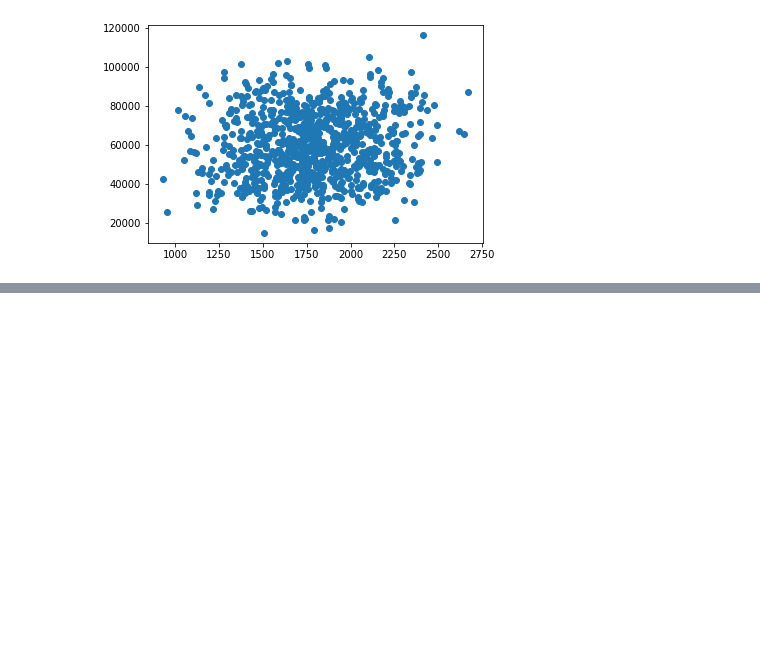
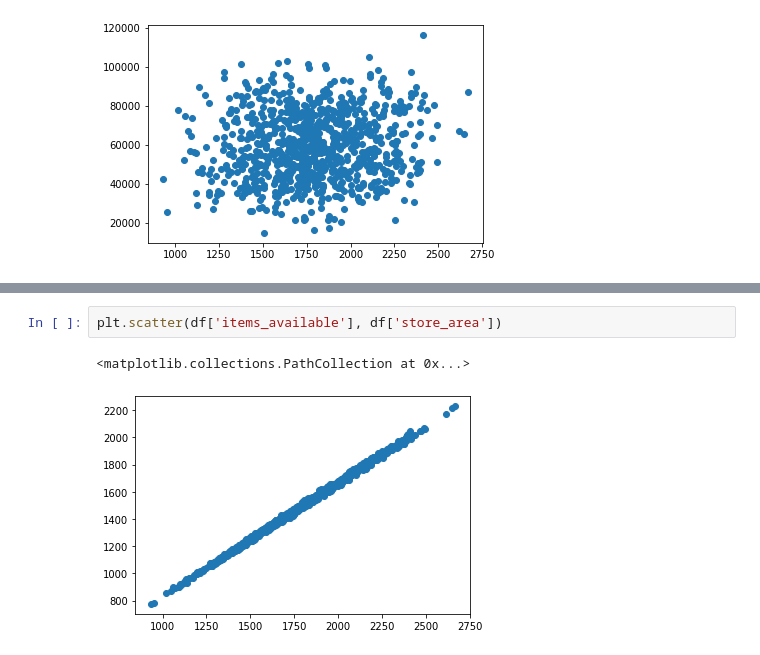
Before and after one commit to nandan-06/Store-sales, a Jupyter notebook: storeSales.ipynb, the cells around one changed output, grey strips where cells are left out. Drawn from its saved outputs; the diff is of its cells as text; blank space fills up the shorter version.

```diff
--- a/storeSales.ipynb
+++ b/storeSales.ipynb
@@ -83,0 +108,5 @@ plt.scatter(df['items_available'], df['store_sales'])
+# %%
+plt.scatter(df['items_available'], df['store_area'])
+# %% [output]
+<matplotlib.collections.PathCollection at 0x...>
+[figure, added]
```
Also changed, not shown: parts of 2 cells of this notebook.
